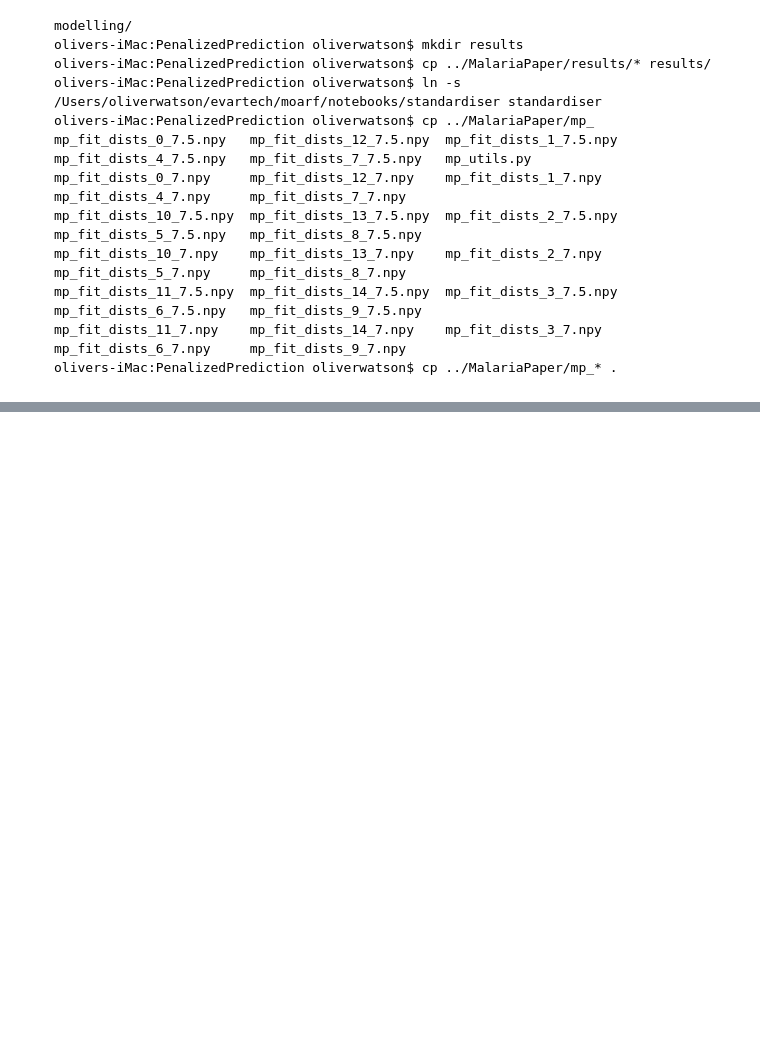
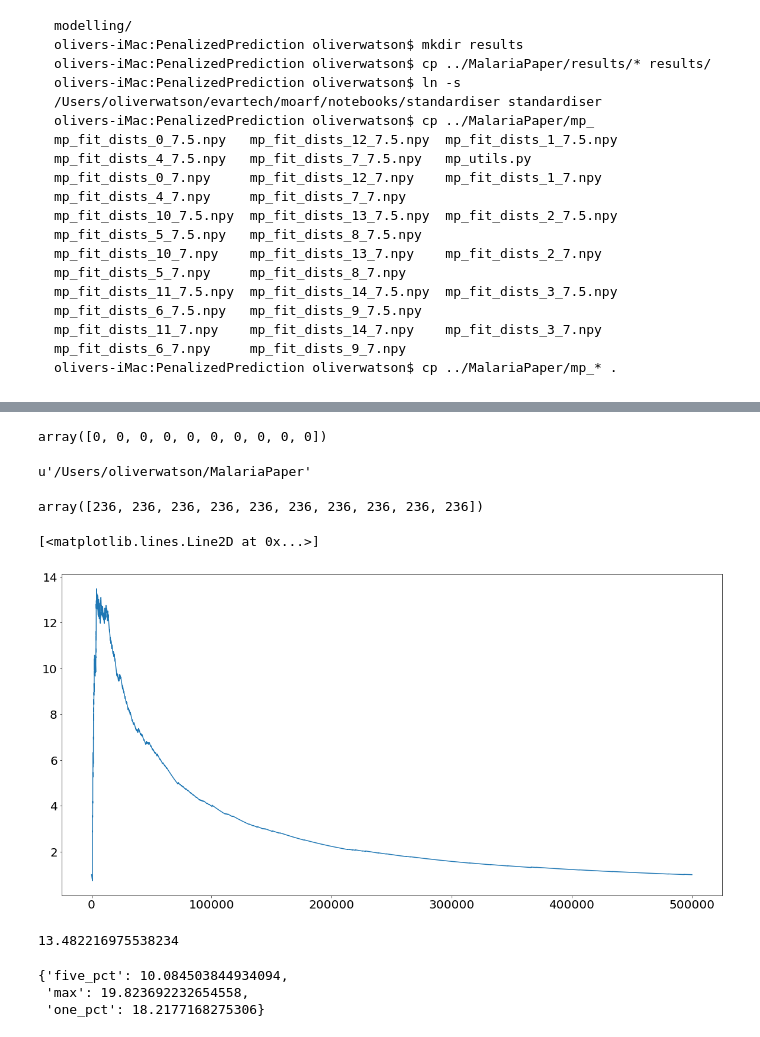
Before and after one commit to owatson/PenalizedPrediction, a Jupyter notebook: MalariaFinal.ipynb, the cells around one changed output, grey strips where cells are left out. Cells and saved outputs as stored; diff of their text form; code cells hidden in the pictures; blank space fills up the shorter version.

Commit message:
With fixes and enrichment tables

```diff
--- a/MalariaFinal.ipynb
+++ b/MalariaFinal.ipynb
@@ -585,7 +585,8 @@ rdg_beta = partial(np.interp, xp=np.linspace(0, 1), fp=2/(1+np.exp(7*(np.linspac
 frac_active = partial(np.interp, xp=X_plot[:,0], fp=(fa * np.exp(log_densAA - log_densRAF)).clip(0, 1))
 # %%
 from malaria import mp_utils, stats
-
+inactive_level = 3.5
+active_level = np.mean(full_df.POTENCY.values)
 full_models = stats.fit_models(full_df, full_df)
 
 full_models['rfb'] = rf_beta
@@ -1273,0 +1316,28 @@ olivers-iMac:PenalizedPrediction oliverwatson$ cp ../MalariaPaper/mp_* .
+# %%
+#run_experiment_full(method='ridge',test_method='basic',  level_predict=7.5, level_fit=7.5,
+#                         file_choice='far')[0][::-1].cumsum()* 100/g75
+vals = run_experiment_full(method='ridge',test_method='basic',  level_predict=7.5, level_fit=7.5,
+                         file_choice='far')[0][::-1].cumsum()
+# %%
+vals[:10]
+# %% [output]
+array([0, 0, 0, 0, 0, 0, 0, 0, 0, 0])
+# %%
+pwd
+# %% [output]
+u'/Users/oliverwatson/MalariaPaper'
+# %%
+vals[-10:]
+# %% [output]
+array([236, 236, 236, 236, 236, 236, 236, 236, 236, 236])
+# %%
+rnd = np.arange(vals.shape[0])/vals.shape[0] * vals[-1]
+# %%
+plot((vals+1)/(rnd+1))
+# %% [output]
+[<matplotlib.lines.Line2D at 0x...>]
+[figure, added]
+# %%
+np.max((vals+1)/(rnd+1))
+# %% [output]
+13.482216975538234
@@ -1273,0 +1355,6 @@ olivers-iMac:PenalizedPrediction oliverwatson$ cp ../MalariaPaper/mp_* .
+# %%
+enrichment_factor(method='ridge',test_method='basic',  level_predict=7.5, level_fit=7.5, file_choice='far')
+# %% [output]
+{'five_pct': 10.084503844934094,
+ 'max': 19.823692232654558,
+ 'one_pct': 18.2177168275306}
```
Also changed, not shown: parts of 20 cells of this notebook.
